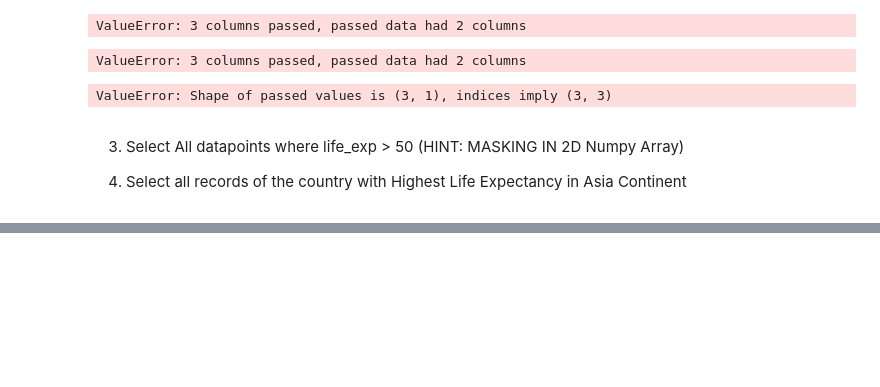
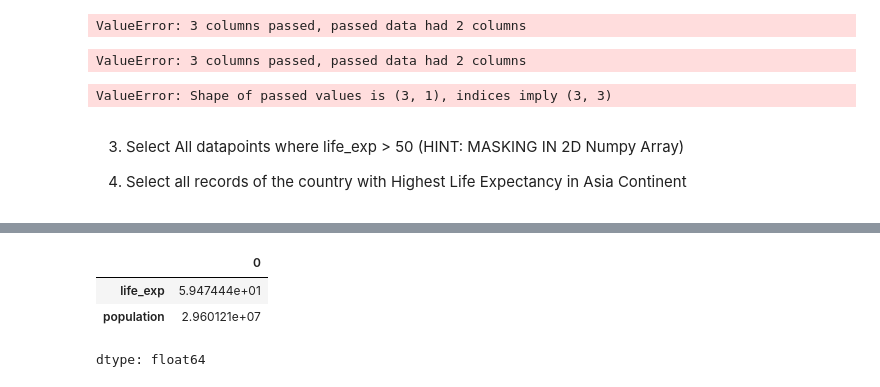
Before and after one commit to SachinScaler/DAV1Aug24, a Jupyter notebook: Pandas_2|Lecture.ipynb, the cells around one changed output, grey strips where cells are left out. Saved outputs shown, nothing was run; the diff lists cells and outputs as text; code cells hidden in the pictures; blank space fills up the shorter version.

```diff
--- a/Pandas_2|Lecture.ipynb
+++ b/Pandas_2|Lecture.ipynb
@@ -719,0 +752,7 @@ df = pd.DataFrame({'emp_id':[1, 2], 'name': ['Ram', 'Shyam'], 'dept':['IT', 'Ops
+# %%
+df_num.mean()
+# %% [output]
+|  | 0 |
+| life_exp | 5.947444e+01 |
+| population | 2.960121e+07 |
+dtype: float64
```
Also changed, not shown: parts of 5 cells of this notebook.
